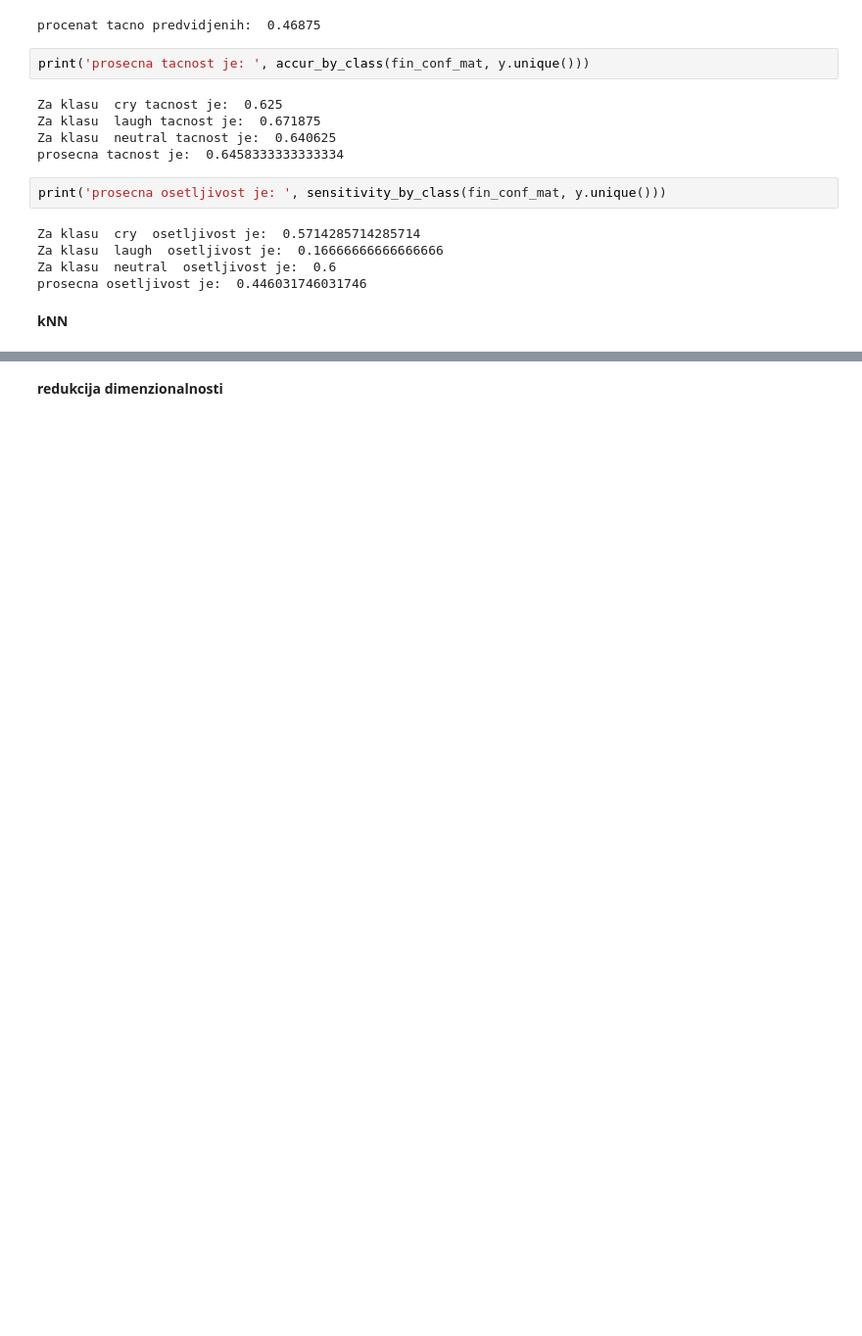
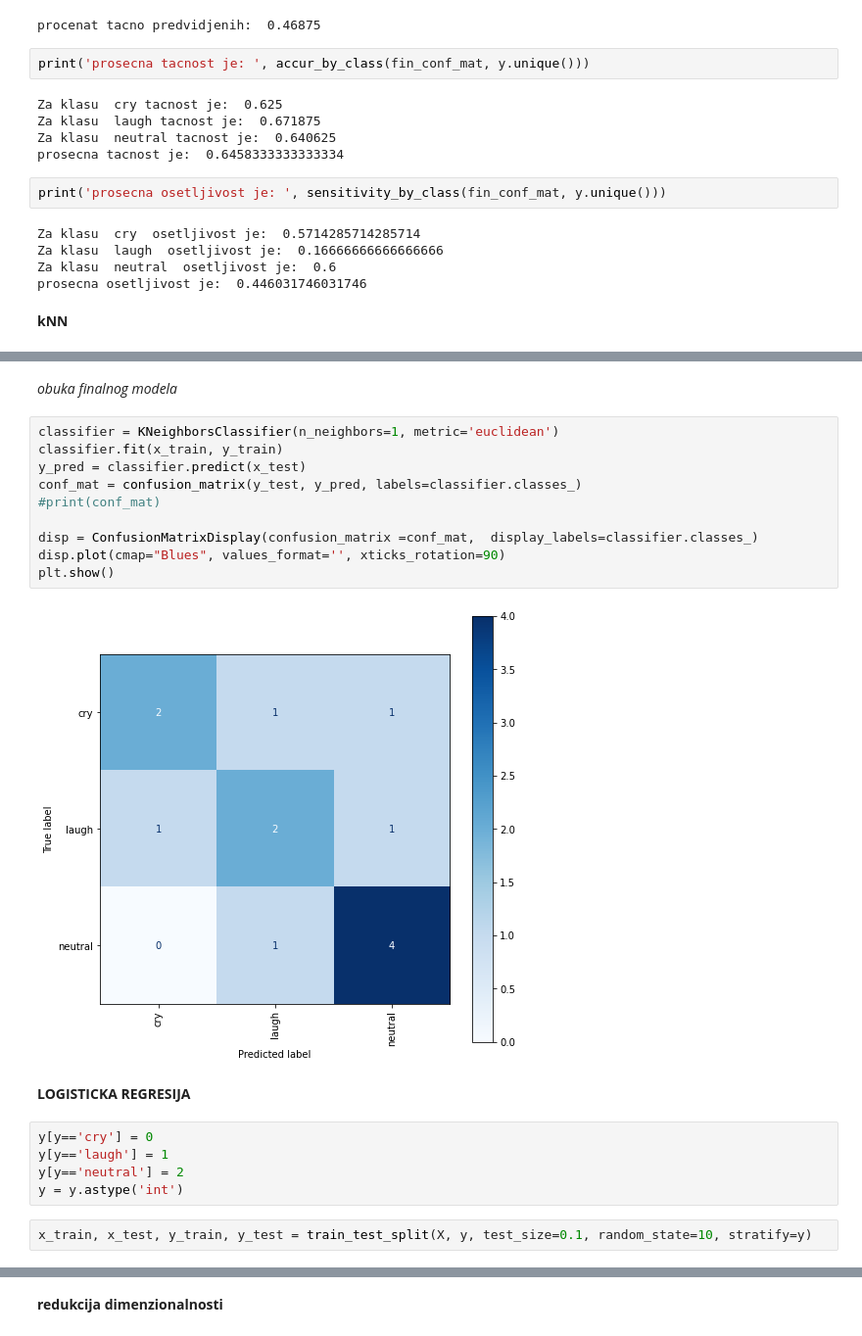
Before and after one commit to Lanak00/ML-audio-classification, a Jupyter notebook: PO_projekat.ipynb, the cells around one changed output, grey strips where cells are left out. Shown at 98% size. Saved outputs shown, nothing was run; the diff lists cells and outputs as text; blank space fills up the shorter version.

Commit message:
Logistic regression

```diff
--- a/PO_projekat.ipynb
+++ b/PO_projekat.ipynb
@@ -454,0 +431,23 @@ y1 = y1.astype('int')
+# %% [markdown]
+*obuka finalnog modela*
+# %%
+classifier = KNeighborsClassifier(n_neighbors=1, metric='euclidean')
+classifier.fit(x_train, y_train)
+y_pred = classifier.predict(x_test)
+conf_mat = confusion_matrix(y_test, y_pred, labels=classifier.classes_)
+#print(conf_mat)
+
+disp = ConfusionMatrixDisplay(confusion_matrix =conf_mat,  display_labels=classifier.classes_)
+disp.plot(cmap="Blues", values_format='', xticks_rotation=90)
+plt.show()
+# %% [output]
+[figure, added]
+# %% [markdown]
+**LOGISTICKA REGRESIJA**
+# %%
+y[y=='cry'] = 0
+y[y=='laugh'] = 1
+y[y=='neutral'] = 2
+y = y.astype('int')
+# %%
+x_train, x_test, y_train, y_test = train_test_split(X, y, test_size=0.1, random_state=10, stratify=y)
```
Also changed, not shown: parts of 14 cells of this notebook.
